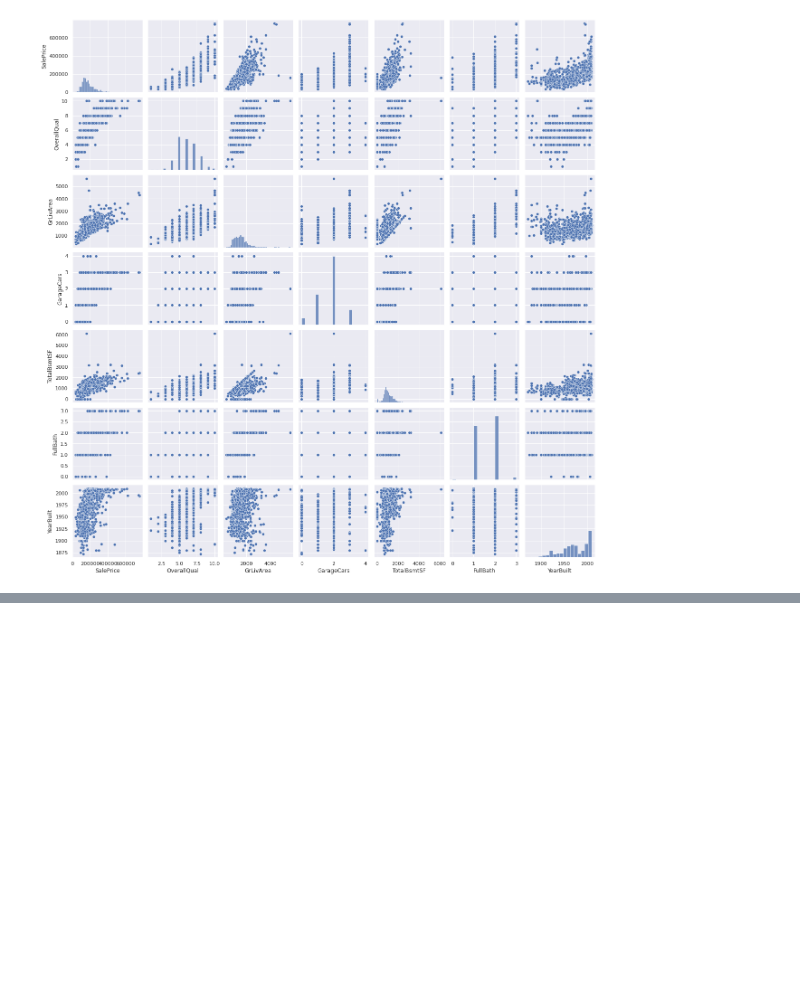
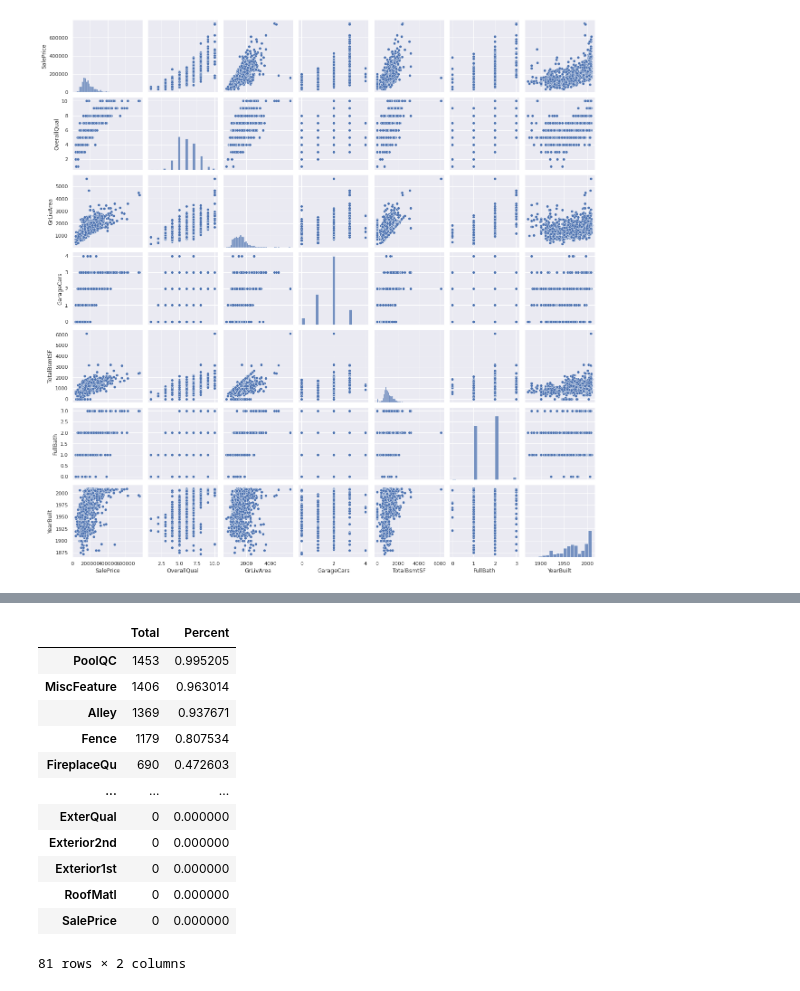
Before and after one commit to hiro106/kaggle_iowa-house-prices, a Jupyter notebook: Comprehensive_data_exploration_with_Python.ipynb, the cells around one changed output, grey strips where cells are left out. Saved outputs shown, nothing was run; the diff lists cells and outputs as text; code cells hidden in the pictures; blank space fills up the shorter version.

```diff
--- a/Comprehensive_data_exploration_with_Python.ipynb
+++ b/Comprehensive_data_exploration_with_Python.ipynb
@@ -349,3 +349,6 @@ sns.pairplot(df_train[cols], size = 2.5)
 # %% [output]
 <seaborn.axisgrid.PairGrid at 0x...>
 [figure]
+# %%
+#missing data
+total = df_train.isnull().sum().sort_values(ascending=False)
@@ -351,0 +370,2 @@ sns.pairplot(df_train[cols], size = 2.5)
+# %%
+percent = (df_train.isnull().sum()/df_train.isnull().count()).sort_values(ascending=False)
@@ -351,0 +387,18 @@ sns.pairplot(df_train[cols], size = 2.5)
+# %%
+missing_data = pd.concat([total, percent], axis=1, keys=['Total', 'Percent'])
+# %%
+missing_data
+# %% [output]
+|  | Total | Percent |
+| PoolQC | 1453 | 0.995205 |
+| MiscFeature | 1406 | 0.963014 |
+| Alley | 1369 | 0.937671 |
+| Fence | 1179 | 0.807534 |
+| FireplaceQu | 690 | 0.472603 |
+| ... | ... | ... |
+| ExterQual | 0 | 0.000000 |
+| Exterior2nd | 0 | 0.000000 |
+| Exterior1st | 0 | 0.000000 |
+| RoofMatl | 0 | 0.000000 |
+| SalePrice | 0 | 0.000000 |
+81 rows × 2 columns
```
Also changed, not shown: parts of 3 cells of this notebook.
